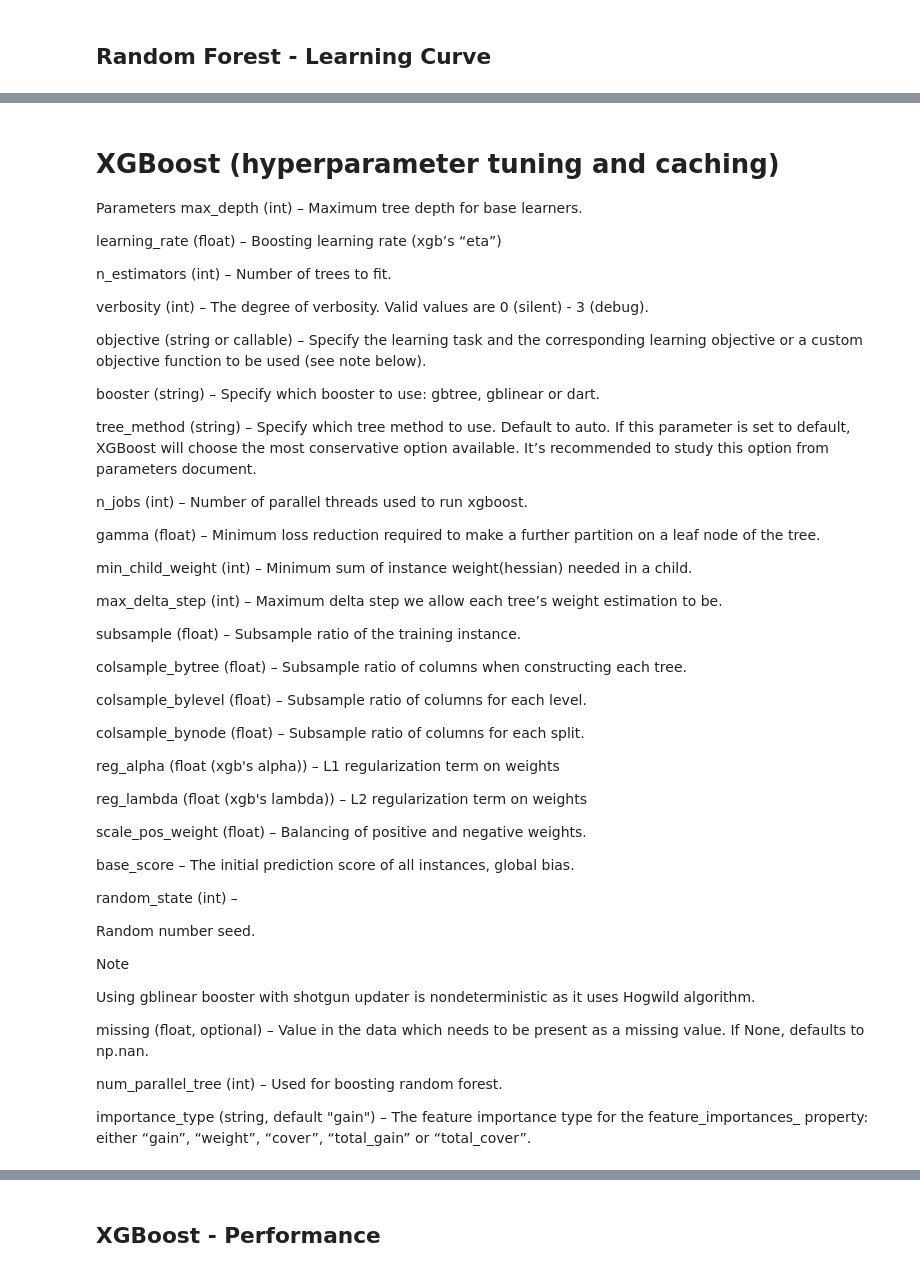
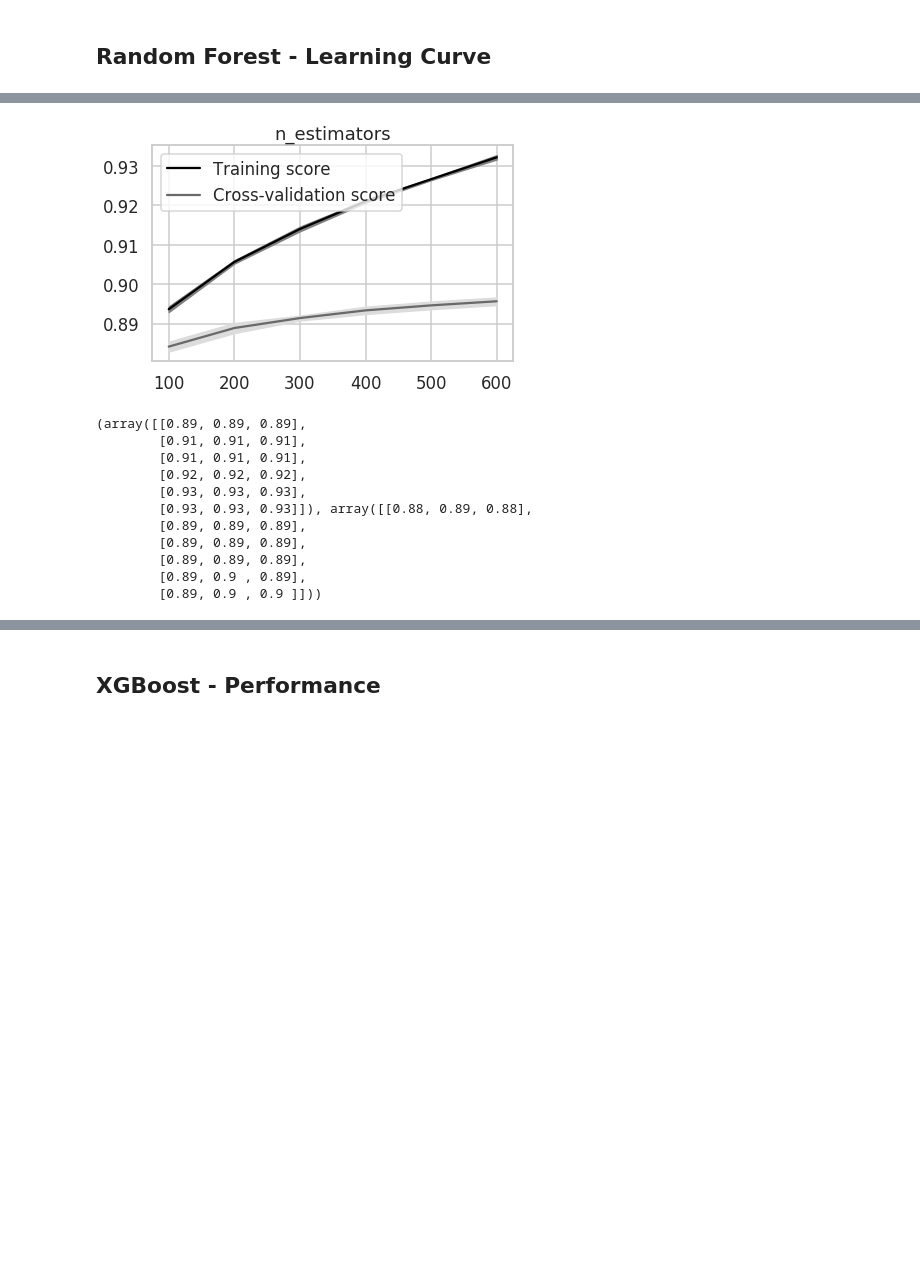
Before and after one commit to rkaushik72/senti_amazon, a Jupyter notebook: Sentiment Analysis.ipynb, the cells around one changed output, grey strips where cells are left out. Cells and saved outputs as stored; diff of their text form; code cells hidden in the pictures; blank space fills up the shorter version.

```diff
--- a/Sentiment Analysis.ipynb
+++ b/Sentiment Analysis.ipynb
@@ -329,68 +315,23 @@ meu.display_model_performance_metrics(true_labels=test_sentiments, predicted_lab
-# %%
-meu.learningCurve(train_features,train_sentiments,knn.best_estimator_,5,np.linspace(.1, 0.7, 7))
-# %% [markdown]
-# XGBoost (hyperparameter tuning and caching)
-
-
-Parameters
-max_depth (int) – Maximum tree depth for base learners.
-
-learning_rate (float) – Boosting learning rate (xgb’s “eta”)
-
-n_estimators (int) – Number of trees to fit.
-
-verbosity (int) – The degree of verbosity. Valid values are 0 (silent) - 3 (debug).
-
-objective (string or callable) – Specify the learning task and the corresponding learning objective or a custom objective function to be used (see note below).
-
-booster (string) – Specify which booster to use: gbtree, gblinear or dart.
-
-tree_method (string) – Specify which tree method to use. Default to auto. If this parameter is set to default, XGBoost will choose the most conservative option available. It’s recommended to study this option from parameters document.
-
-n_jobs (int) – Number of parallel threads used to run xgboost.
-
-gamma (float) – Minimum loss reduction required to make a further partition on a leaf node of the tree.
-
-min_child_weight (int) – Minimum sum of instance weight(hessian) needed in a child.
-
-max_delta_step (int) – Maximum delta step we allow each tree’s weight estimation to be.
-
-subsample (float) – Subsample ratio of the training instance.
-
-colsample_bytree (float) – Subsample ratio of columns when constructing each tree.
-
-colsample_bylevel (float) – Subsample ratio of columns for each level.
-
-colsample_bynode (float) – Subsample ratio of columns for each split.
-
-reg_alpha (float (xgb's alpha)) – L1 regularization term on weights
-
-reg_lambda (float (xgb's lambda)) – L2 regularization term on weights
-
-scale_pos_weight (float) – Balancing of positive and negative weights.
-
-base_score – The initial prediction score of all instances, global bias.
-
-random_state (int) –
-
-Random number seed.
-
-Note
-
-Using gblinear booster with shotgun updater is nondeterministic as it uses Hogwild algorithm.
-
-missing (float, optional) – Value in the data which needs to be present as a missing value. If None, defaults to np.nan.
-
-num_parallel_tree (int) – Used for boosting random forest.
-
-importance_type (string, default "gain") – The feature importance type for the feature_importances_ property: either “gain”, “weight”, “cover”, “total_gain” or “total_cover”.
 # %%
 #validation curves
-param_name = 'max_depth'
-param_range=np.linspace(10, 200, 5)
-classifier=xgb.XGBClassifier()
+param_name = 'n_estimators'
+param_range=[100,200,300,400,500,600]
+classifier=xgb.XGBClassifier(n_jobs=NWORKERS)
 title=param_name
 
-meu.validationCurve(classifier,train_features,train_sentiments,param_name,param_range,NWORKERS,title)
+meu.validationCurve(classifier,train_features,train_sentiments,param_name,param_range,1,title)
+# %% [output]
+[figure, added]
+(array([[0.89, 0.89, 0.89],
+        [0.91, 0.91, 0.91],
+        [0.91, 0.91, 0.91],
+        [0.92, 0.92, 0.92],
+        [0.93, 0.93, 0.93],
+        [0.93, 0.93, 0.93]]), array([[0.88, 0.89, 0.88],
+        [0.89, 0.89, 0.89],
+        [0.89, 0.89, 0.89],
+        [0.89, 0.89, 0.89],
+        [0.89, 0.9 , 0.89],
+        [0.89, 0.9 , 0.9 ]]))
 # %%
 #validation curves
```
Also changed, not shown: parts of 46 cells of this notebook, 9 other files.
